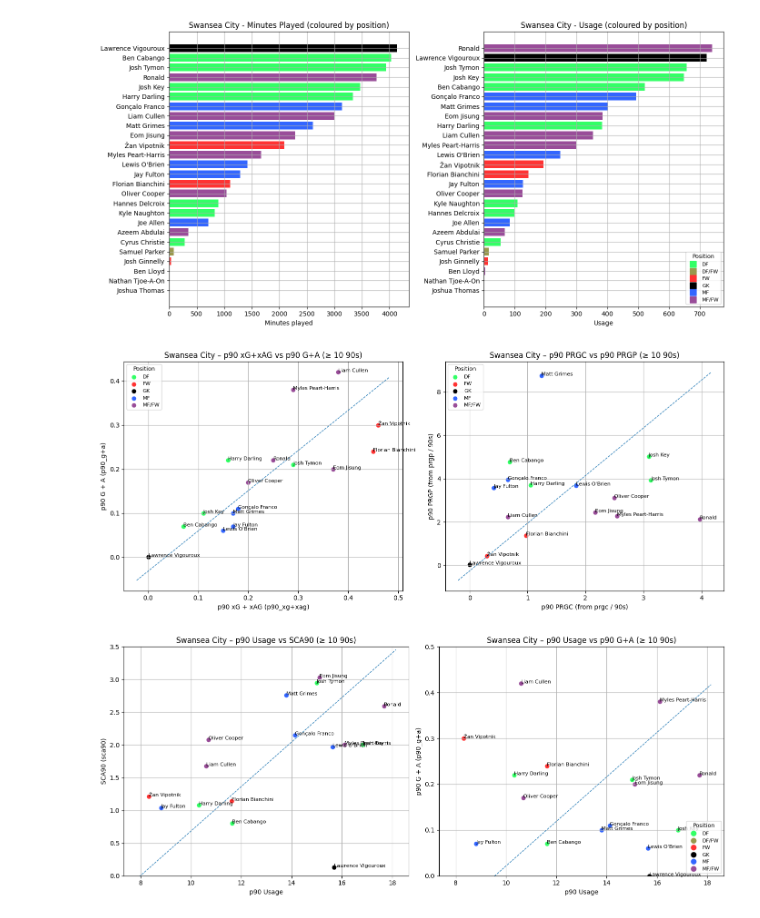
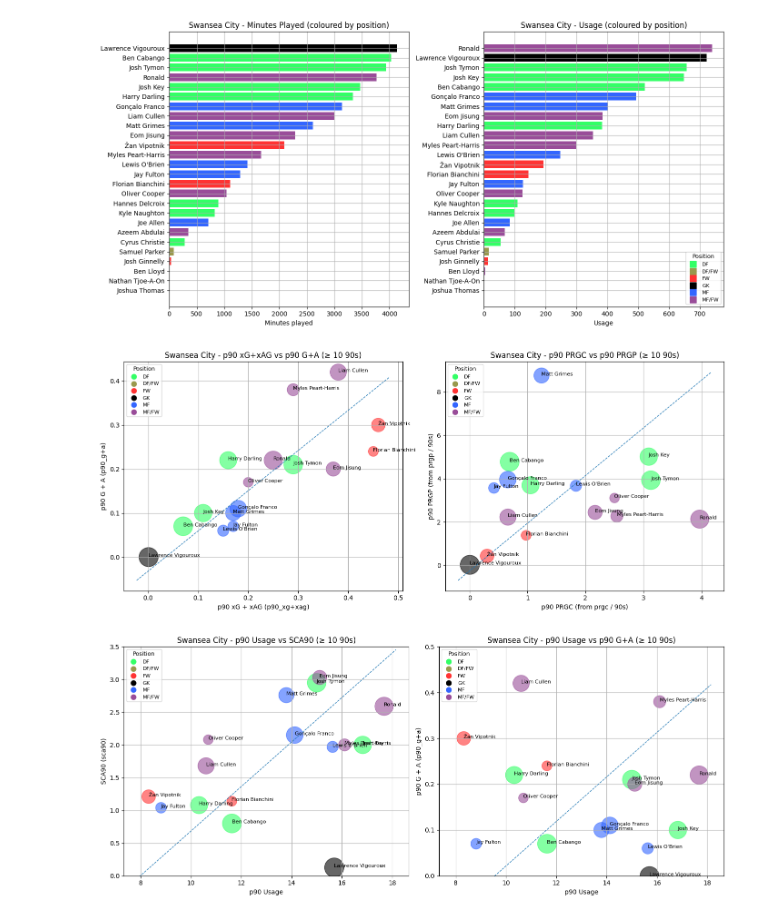
Before and after one commit to FelixM10/mini-championship-pipeline, a Jupyter notebook: notebooks/swansea_advanced_2024_25.ipynb, the cells around one changed output. Cells and saved outputs as stored; diff of their text form; code cells hidden in the pictures.

```diff
--- a/notebooks/swansea_advanced_2024_25.ipynb
+++ b/notebooks/swansea_advanced_2024_25.ipynb
@@ -330,8 +330,11 @@ plt.show()
 # Scatter: p90 xG+xAG vs p90 G+A, and p90 PRGC vs p90 PRGP
 #   - Only players with at least MIN_NINETIES * 90s
 #   - Colour by pos_group
-#   - Add per-plot diagonal mean-reference line
+#   - Dot size = 90s * 20
+#   - Dot transparency alpha=0.6
+#   - Per-plot diagonal mean-reference line
 # -------------------------------------------------------------------
+
 required_cols = [
     "p90_xg_xag", "p90_ga", "p90_prgc", "p90_prgp",
     PLAYER_COL, NINETIES_COL, "pos_group"
@@ -342,11 +345,8 @@ if missing:
 
 df_scatter = players_swans[players_swans[NINETIES_COL] >= MIN_NINETIES].copy()
 
-# Left plot data
-df_xg_ga = df_scatter[["p90_xg_xag", "p90_ga", PLAYER_COL, "pos_group"]].dropna()
-
-# Right plot data
-df_prg = df_scatter[["p90_prgc", "p90_prgp", PLAYER_COL, "pos_group"]].dropna()
+df_xg_ga = df_scatter[["p90_xg_xag", "p90_ga", PLAYER_COL, "pos_group", NINETIES_COL]].dropna()
+df_prg   = df_scatter[["p90_prgc", "p90_prgp", PLAYER_COL, "pos_group", NINETIES_COL]].dropna()
 
 fig, axes = plt.subplots(1, 2, figsize=(14, 6))
 
@@ -356,8 +356,10 @@ for group in sorted(df_xg_ga["pos_group"].unique()):
     axes[0].scatter(
         sub["p90_xg_xag"].astype(float),
         sub["p90_ga"].astype(float),
+        s=sub[NINETIES_COL] * 20,
+        alpha=0.6,
+        color=pos_palette.get(group, base_colors["Other"]),
         label=group,
-        color=pos_palette.get(group, base_colors["Other"]),
     )
     for _, row in sub.iterrows():
         axes[0].annotate(
@@ -366,12 +368,18 @@ for group in sorted(df_xg_ga["pos_group"].unique()):
             fontsize=8,
         )
 
-# Let Matplotlib pick sensible limits based on data, THEN draw diagonal
 axes[0].set_xlabel("p90 xG + xAG (p90_xg+xag)")
 axes[0].set_ylabel("p90 G + A (p90_g+a)")
-axes[0].set_title(f"Swansea City – p90 xG+xAG vs p90 G+A (≥ {MIN_NINETIES} 90s)")
+axes[0].set_title(f"Swansea City - p90 xG+xAG vs p90 G+A (≥ {MIN_NINETIES} 90s)")
+
 add_diagonal_mean_line(axes[0], df_xg_ga["p90_xg_xag"], df_xg_ga["p90_ga"])
-axes[0].legend(title="Position", fontsize=8, title_fontsize=9)
+
+handles = [
+    plt.Line2D([0], [0], marker="o", linestyle="", color=pos_palette[g], markersize=8, label=g)
+    for g in sorted(pos_palette.keys())
+]
+axes[0].legend(handles=handles, title="Position", fontsize=8, title_fontsize=9)
+
 
 # -------- Right: p90 PRGC vs p90 PRGP --------
 for group in sorted(df_prg["pos_group"].unique()):
@@ -379,8 +387,10 @@ for group in sorted(df_prg["pos_group"].unique()):
     axes[1].scatter(
         sub["p90_prgc"].astype(float),
         sub["p90_prgp"].astype(float),
+        s=sub[NINETIES_COL] * 20,
+        alpha=0.6,
+        color=pos_palette.get(group, base_colors["Other"]),
         label=group,
-        color=pos_palette.get(group, base_colors["Other"]),
     )
     for _, row in sub.iterrows():
         axes[1].annotate(
@@ -391,14 +401,21 @@ for group in sorted(df_prg["pos_group"].unique()):
 
 axes[1].set_xlabel("p90 PRGC (from prgc / 90s)")
 axes[1].set_ylabel("p90 PRGP (from prgp / 90s)")
-axes[1].set_title(f"Swansea City – p90 PRGC vs p90 PRGP (≥ {MIN_NINETIES} 90s)")
+axes[1].set_title(f"Swansea City - p90 PRGC vs p90 PRGP (≥ {MIN_NINETIES} 90s)")
+
 add_diagonal_mean_line(axes[1], df_prg["p90_prgc"], df_prg["p90_prgp"])
-axes[1].legend(title="Position", fontsize=8, title_fontsize=9)
+
+# Legend (normal-sized markers)
+handles = [
+    plt.Line2D([0], [0], marker="o", linestyle="", color=pos_palette[g], markersize=8, label=g)
+    for g in sorted(pos_palette.keys())
+]
+axes[1].legend(handles=handles, title="Position", fontsize=8, title_fontsize=9)
 
 plt.tight_layout()
 plt.show()
 # %% [output]
-[figure, old version]
+[figure, new version]
 # %%
 # -------------------------------------------------------------------
 # Scatter: p90 usage vs SCA90, and p90 usage vs p90 G+A
@@ -407,6 +424,8 @@ plt.show()
 #   - Y-axes fixed:
 #         SCA90   → 0 to 3.5
 #         p90 G+A → 0 to 0.5
+#   - Dot size = 90s * 20
+#   - alpha = 0.6 for overlap visibility
 #   - Diagonal line computed per-plot AFTER limits are set
 # -------------------------------------------------------------------
 required = ["p90_usage", "sca90", "p90_ga", PLAYER_COL, NINETIES_COL, "pos_group"]
@@ -416,8 +435,9 @@ if missing:
 
 df_scatter2 = players_swans[players_swans[NINETIES_COL] >= MIN_NINETIES].copy()
 
-df_usage_sca = df_scatter2[["p90_usage", "sca90", PLAYER_COL, "pos_group"]].dropna()
-df_usage_ga  = df_scatter2[["p90_usage", "p90_ga", PLAYER_COL, "pos_group"]].dropna()
+# include NINETIES_COL so we can size by 90s
+df_usage_sca = df_scatter2[["p90_usage", "sca90", PLAYER_COL, "pos_group", NINETIES_COL]].dropna()
+df_usage_ga  = df_scatter2[["p90_usage", "p90_ga", PLAYER_COL, "pos_group", NINETIES_COL]].dropna()
 
 fig, axes = plt.subplots(1, 2, figsize=(14, 6), sharex=False, sharey=False)
 
@@ -427,6 +447,8 @@ for group in sorted(df_usage_sca["pos_group"].unique()):
     axes[0].scatter(
         sub["p90_usage"].astype(float),
         sub["sca90"].astype(float),
+        s=sub[NINETIES_COL] * 20,
+        alpha=0.6,
         label=group,
         color=pos_palette.get(group, base_colors["Other"]),
     )
@@ -437,14 +459,18 @@ for group in sorted(df_usage_sca["pos_group"].unique()):
             fontsize=8,
         )
 
-#axes[0].set_xlim(left=0)
 axes[0].set_ylim(0, 3.5)
 axes[0].set_xlabel("p90 Usage")
 axes[0].set_ylabel("SCA90 (sca90)")
-axes[0].set_title(f"Swansea City – p90 Usage vs SCA90 (≥ {MIN_NINETIES} 90s)")
+axes[0].set_title(f"Swansea City - p90 Usage vs SCA90 (≥ {MIN_NINETIES} 90s)")
 
-# diagonal AFTER limits set (per-plot)
 add_diagonal_mean_line(axes[0], df_usage_sca["p90_usage"], df_usage_sca["sca90"])
+
+handles = [
+    plt.Line2D([0], [0], marker="o", linestyle="", color=pos_palette[g], markersize=8, label=g)
+    for g in sorted(pos_palette.keys())
+]
+axes[0].legend(handles=handles, title="Position", fontsize=8, title_fontsize=9)
 
 # -------- Right: p90 usage vs p90 G+A --------
 for group in sorted(df_usage_ga["pos_group"].unique()):
@@ -452,47 +478,41 @@ for group in sorted(df_usage_ga["pos_group"].unique()):
     axes[1].scatter(
         sub["p90_usage"].astype(float),
         sub["p90_ga"].astype(float),
+        s=sub[NINETIES_COL] * 20,              # dot size = 90s * 20
+        alpha=0.6,
         label=group,
         color=pos_palette.get(group, base_colors["Other"]),
     )
     for _, row in sub.iterrows():
         axes[1].annotate(
             row[PLAYER_COL],
             (float(row["p90_usage"]), float(row["p90_ga"])),
             fontsize=8,
         )
 
-#axes[1].set_xlim(left=0)
 axes[1].set_ylim(0, 0.5)
 axes[1].set_xlabel("p90 Usage")
 axes[1].set_ylabel("p90 G + A (p90_g+a)")
-axes[1].set_title(f"Swansea City – p90 Usage vs p90 G+A (≥ {MIN_NINETIES} 90s)")
+axes[1].set_title(f"Swansea City - p90 Usage vs p90 G+A (≥ {MIN_NINETIES} 90s)")
 
 add_diagonal_mean_line(axes[1], df_usage_ga["p90_usage"], df_usage_ga["p90_ga"])
 
-# Legend for positions
 handles = []
 for group in sorted(pos_palette.keys()):
     handles.append(
         plt.Line2D(
             [0], [0],
             marker="o",
             color=pos_palette[group],
             linestyle="",
             markersize=8,
             label=group,
         )
     )
 
-axes[1].legend(
-    handles=handles,
-    title="Position",
-    fontsize=8,
-    title_fontsize=9,
-    loc="lower right",
-)
+axes[1].legend(handles=handles, title="Position", fontsize=8, title_fontsize=9)
 
 plt.tight_layout()
 plt.show()
 # %% [output]
-[figure, old version]
+[figure, new version]
```
Also changed, not shown: parts of 1 cell of this notebook.
